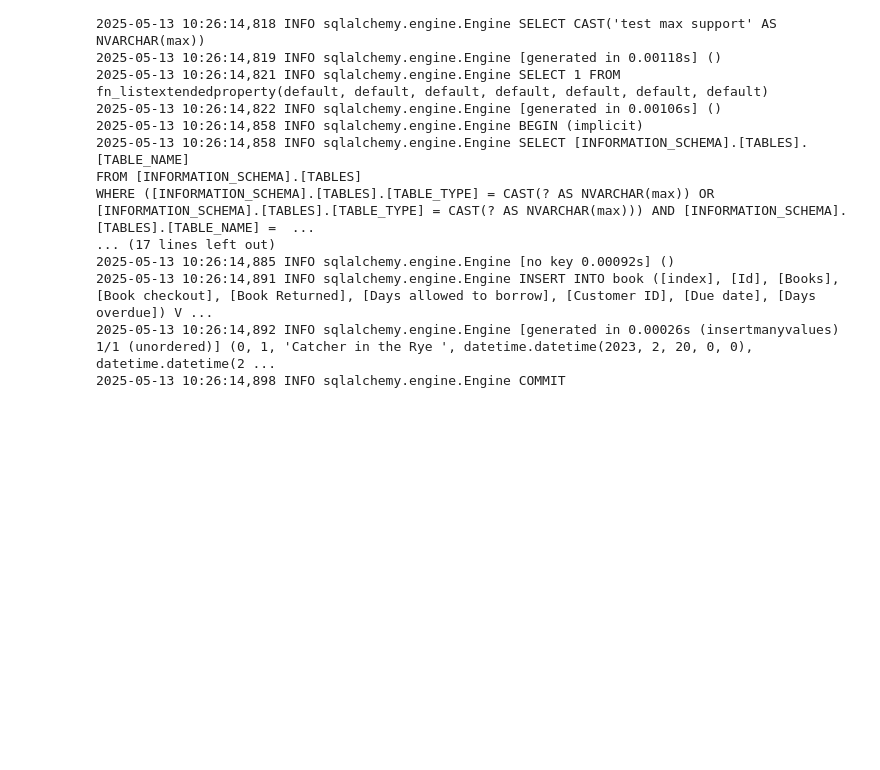
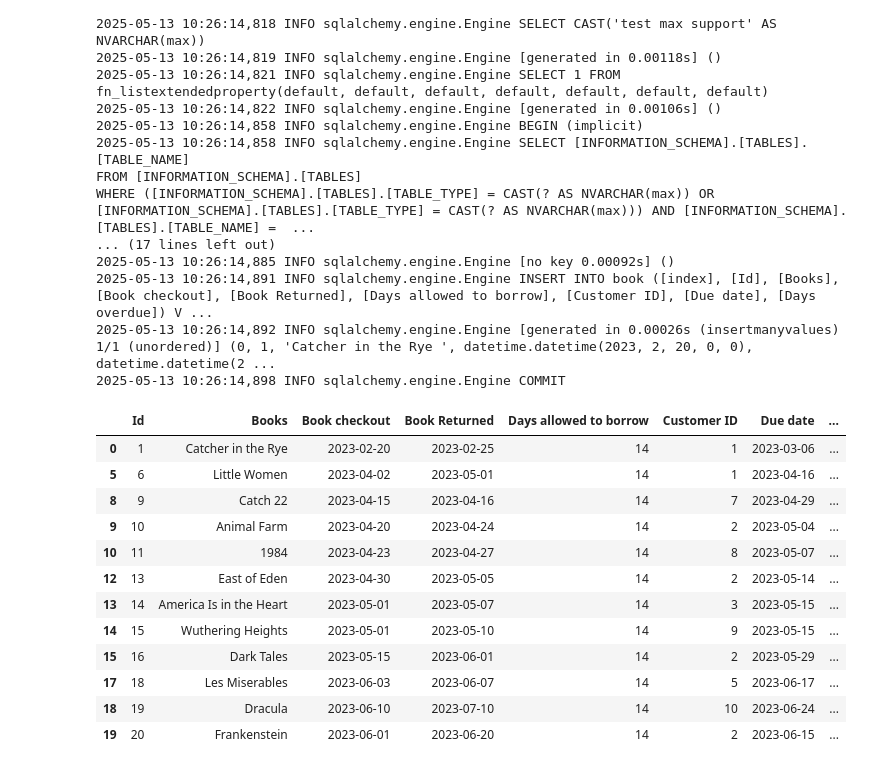
Before and after one commit to craha/DE5-M5, a Jupyter notebook: datacleaner.ipynb, the cells around one changed output. Drawn from its saved outputs; the diff is of its cells as text; code cells hidden in the pictures; blank space fills up the shorter version.

```diff
--- a/datacleaner.ipynb
+++ b/datacleaner.ipynb
@@ -134,3 +134,21 @@ WHERE ([INFORMATION_SCHEMA].[TABLES].[TABLE_TYPE] = CAST(? AS NVARCHAR(max)) OR
 2025-05-13 10:26:14,891 INFO sqlalchemy.engine.Engine INSERT INTO book ([index], [Id], [Books], [Book checkout], [Book Returned], [Days allowed to borrow], [Customer ID], [Due date], [Days overdue]) V ...
 2025-05-13 10:26:14,892 INFO sqlalchemy.engine.Engine [generated in 0.00026s (insertmanyvalues) 1/1 (unordered)] (0, 1, 'Catcher in the Rye ', datetime.datetime(2023, 2, 20, 0, 0), datetime.datetime(2 ...
 2025-05-13 10:26:14,898 INFO sqlalchemy.engine.Engine COMMIT
+# %%
+book_data['Loan length'] = (book_data['Book Returned'] - book_data['Book checkout']).dt.days
+# %%
+display(book_data)
+# %% [output]
+|  | Id | Books | Book checkout | Book Returned | Days allowed to borrow | Customer ID | Due date | ... |
+| 0 | 1 | Catcher in the Rye | 2023-02-20 | 2023-02-25 | 14 | 1 | 2023-03-06 | ... |
+| 5 | 6 | Little Women | 2023-04-02 | 2023-05-01 | 14 | 1 | 2023-04-16 | ... |
+| 8 | 9 | Catch 22 | 2023-04-15 | 2023-04-16 | 14 | 7 | 2023-04-29 | ... |
+| 9 | 10 | Animal Farm | 2023-04-20 | 2023-04-24 | 14 | 2 | 2023-05-04 | ... |
+| 10 | 11 | 1984 | 2023-04-23 | 2023-04-27 | 14 | 8 | 2023-05-07 | ... |
+| 12 | 13 | East of Eden | 2023-04-30 | 2023-05-05 | 14 | 2 | 2023-05-14 | ... |
+| 13 | 14 | America Is in the Heart | 2023-05-01 | 2023-05-07 | 14 | 3 | 2023-05-15 | ... |
+| 14 | 15 | Wuthering Heights | 2023-05-01 | 2023-05-10 | 14 | 9 | 2023-05-15 | ... |
+| 15 | 16 | Dark Tales | 2023-05-15 | 2023-06-01 | 14 | 2 | 2023-05-29 | ... |
+| 17 | 18 | Les Miserables | 2023-06-03 | 2023-06-07 | 14 | 5 | 2023-06-17 | ... |
+| 18 | 19 | Dracula | 2023-06-10 | 2023-07-10 | 14 | 10 | 2023-06-24 | ... |
+| 19 | 20 | Frankenstein | 2023-06-01 | 2023-06-20 | 14 | 2 | 2023-06-15 | ... |
```
Also changed, not shown: parts of 3 cells of this notebook, 9 other files.
